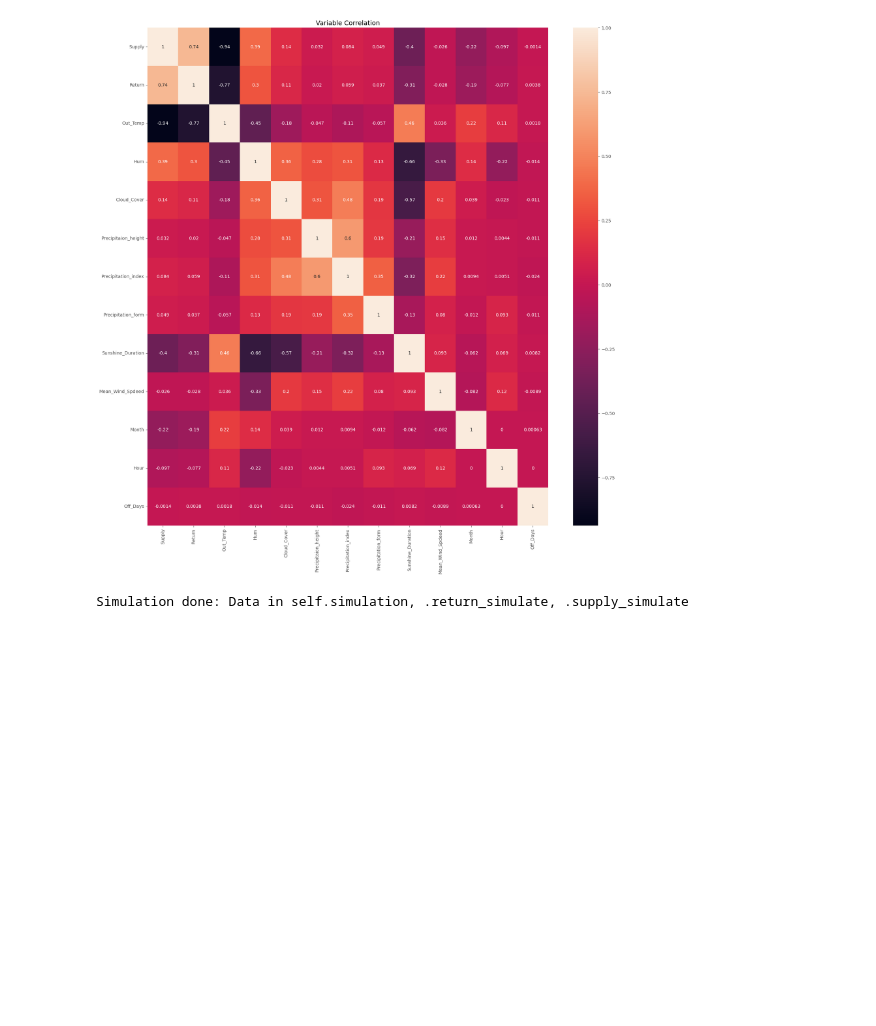
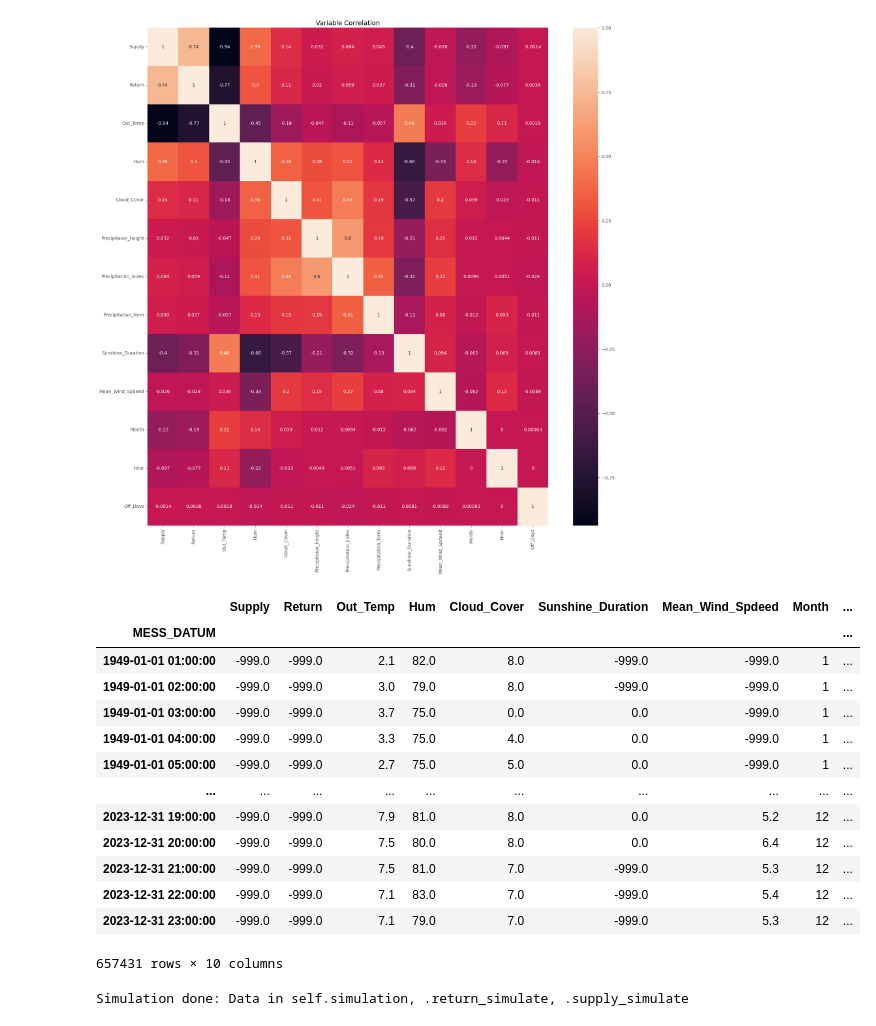
Before and after one commit to pakdad/dhc-maintenance, a Jupyter notebook: PdM_Walkthrough.ipynb, the cells around one changed output. Drawn from its saved outputs; the diff is of its cells as text; code cells hidden in the pictures; blank space fills up the shorter version.

```diff
--- a/PdM_Walkthrough.ipynb
+++ b/PdM_Walkthrough.ipynb
@@ -157,6 +195,23 @@ network.corr("spearman")
 # features and clean the datafram (nan values) for our training
 col_list = ['Precipitaion_height', 'Precipitation_index', 'Precipitation_form']
 network.drop_clean(col_list)
+# %%
+network.data
+# %% [output]
+|  | Supply | Return | Out_Temp | Hum | Cloud_Cover | Sunshine_Duration | Mean_Wind_Spdeed | Month | ... |
+| MESS_DATUM |  |  |  |  |  |  |  |  | ... |
+| 1949-01-01 01:00:00 | -999.0 | -999.0 | 2.1 | 82.0 | 8.0 | -999.0 | -999.0 | 1 | ... |
+| 1949-01-01 02:00:00 | -999.0 | -999.0 | 3.0 | 79.0 | 8.0 | -999.0 | -999.0 | 1 | ... |
+| 1949-01-01 03:00:00 | -999.0 | -999.0 | 3.7 | 75.0 | 0.0 | 0.0 | -999.0 | 1 | ... |
+| 1949-01-01 04:00:00 | -999.0 | -999.0 | 3.3 | 75.0 | 4.0 | 0.0 | -999.0 | 1 | ... |
+| 1949-01-01 05:00:00 | -999.0 | -999.0 | 2.7 | 75.0 | 5.0 | 0.0 | -999.0 | 1 | ... |
+| ... | ... | ... | ... | ... | ... | ... | ... | ... | ... |
+| 2023-12-31 19:00:00 | -999.0 | -999.0 | 7.9 | 81.0 | 8.0 | 0.0 | 5.2 | 12 | ... |
+| 2023-12-31 20:00:00 | -999.0 | -999.0 | 7.5 | 80.0 | 8.0 | 0.0 | 6.4 | 12 | ... |
+| 2023-12-31 21:00:00 | -999.0 | -999.0 | 7.5 | 81.0 | 7.0 | -999.0 | 5.3 | 12 | ... |
+| 2023-12-31 22:00:00 | -999.0 | -999.0 | 7.1 | 83.0 | 7.0 | -999.0 | 5.4 | 12 | ... |
+| 2023-12-31 23:00:00 | -999.0 | -999.0 | 7.1 | 79.0 | 7.0 | -999.0 | 5.3 | 12 | ... |
+657431 rows × 10 columns
 # %%
 # This method will backward simulate up to the availabe
 # historical temperature data
```
Also changed, not shown: parts of 12 cells of this notebook, 12 other files.
